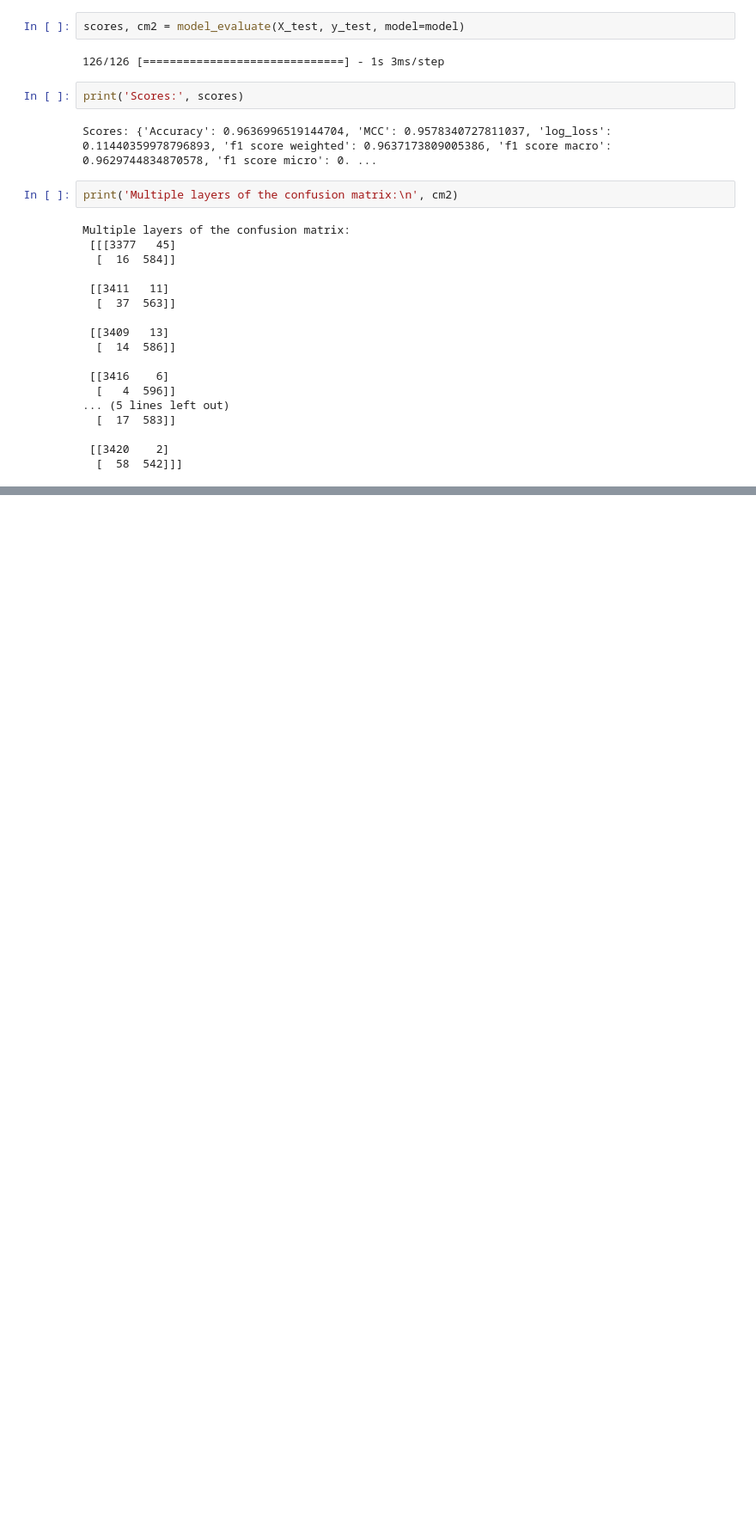
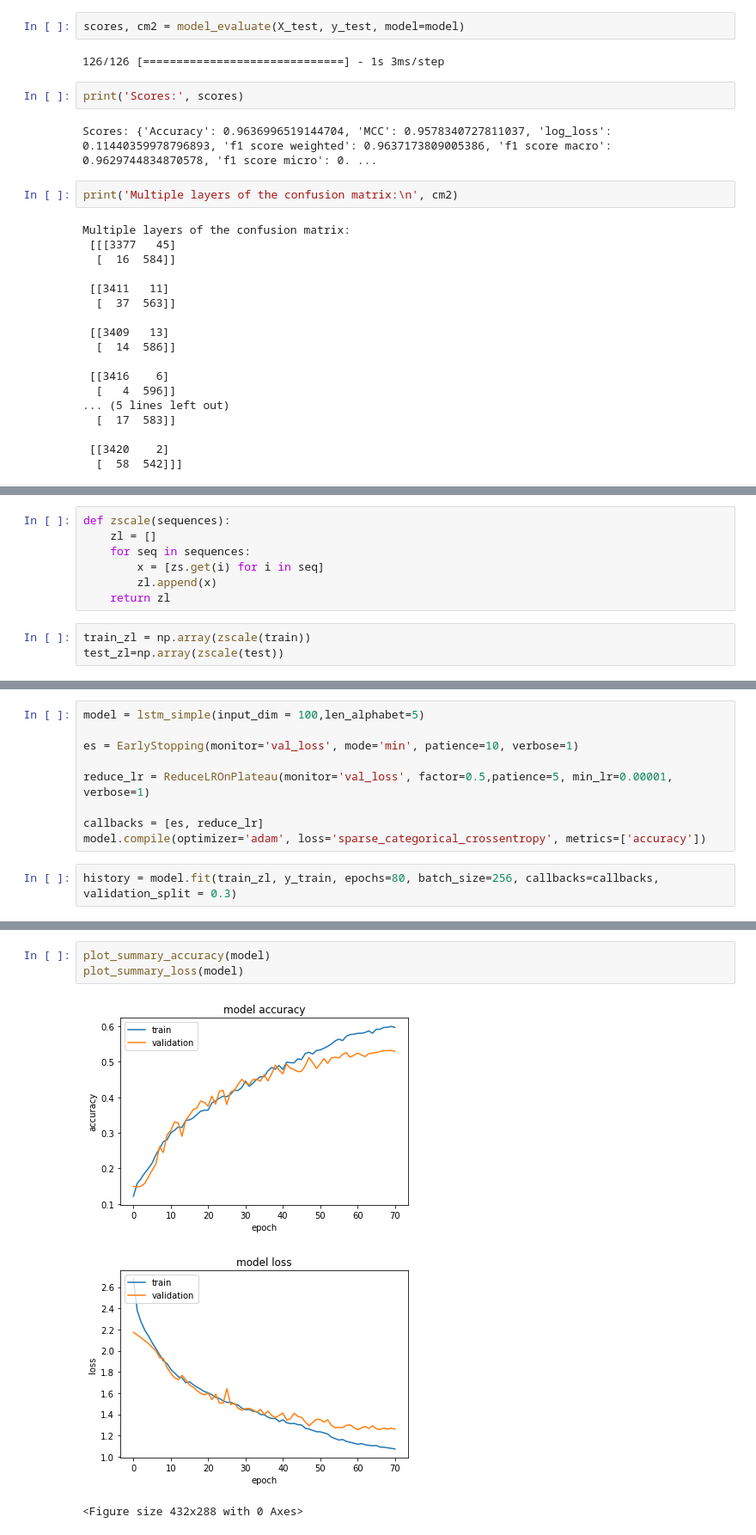
Before and after one commit to Catarina777/Enzymes-classification, a Jupyter notebook: scripts/deep_learning.ipynb, the cells around one changed output, grey strips where cells are left out. Shown: that part at 86% size. Drawn from its saved outputs; the diff is of its cells as text; blank space fills up the shorter version.

```diff
--- a/scripts/deep_learning.ipynb
+++ b/scripts/deep_learning.ipynb
@@ -396,0 +765,10 @@ Multiple layers of the confusion matrix:
+# %%
+def zscale(sequences):
+    zl = []
+    for seq in sequences:
+        x = [zs.get(i) for i in seq]
+        zl.append(x)
+    return zl
+# %%
+train_zl = np.array(zscale(train))
+test_zl=np.array(zscale(test))
@@ -396,0 +781,11 @@ Multiple layers of the confusion matrix:
+# %%
+model = lstm_simple(input_dim = 100,len_alphabet=5)
+
+es = EarlyStopping(monitor='val_loss', mode='min', patience=10, verbose=1)
+
+reduce_lr = ReduceLROnPlateau(monitor='val_loss', factor=0.5,patience=5, min_lr=0.00001, verbose=1)
+
+callbacks = [es, reduce_lr]
+model.compile(optimizer='adam', loss='sparse_categorical_crossentropy', metrics=['accuracy'])
+# %%
+history = model.fit(train_zl, y_train, epochs=80, batch_size=256, callbacks=callbacks, validation_split = 0.3)
@@ -396,0 +822,7 @@ Multiple layers of the confusion matrix:
+# %%
+plot_summary_accuracy(model)
+plot_summary_loss(model)
+# %% [output]
+[figure, added]
+[figure, added]
+<Figure size 432x288 with 0 Axes>
```
Also changed, not shown: parts of 81 cells of this notebook.
